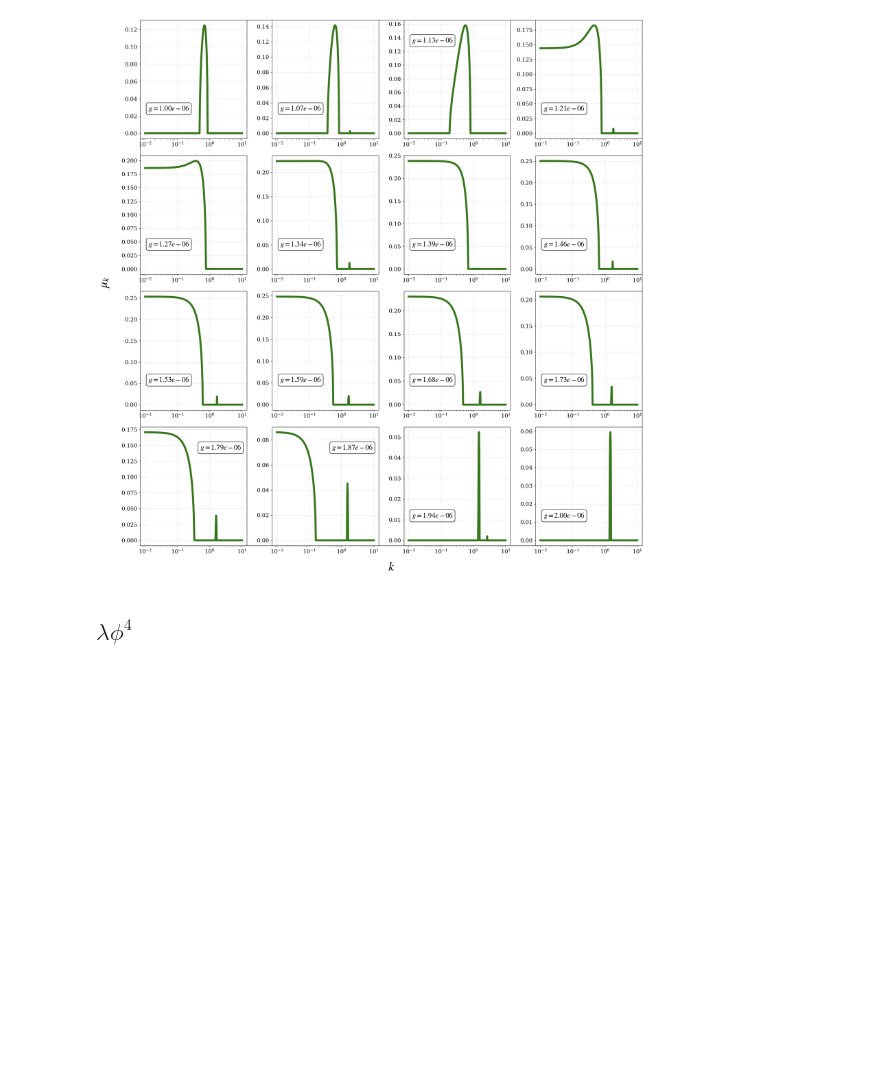
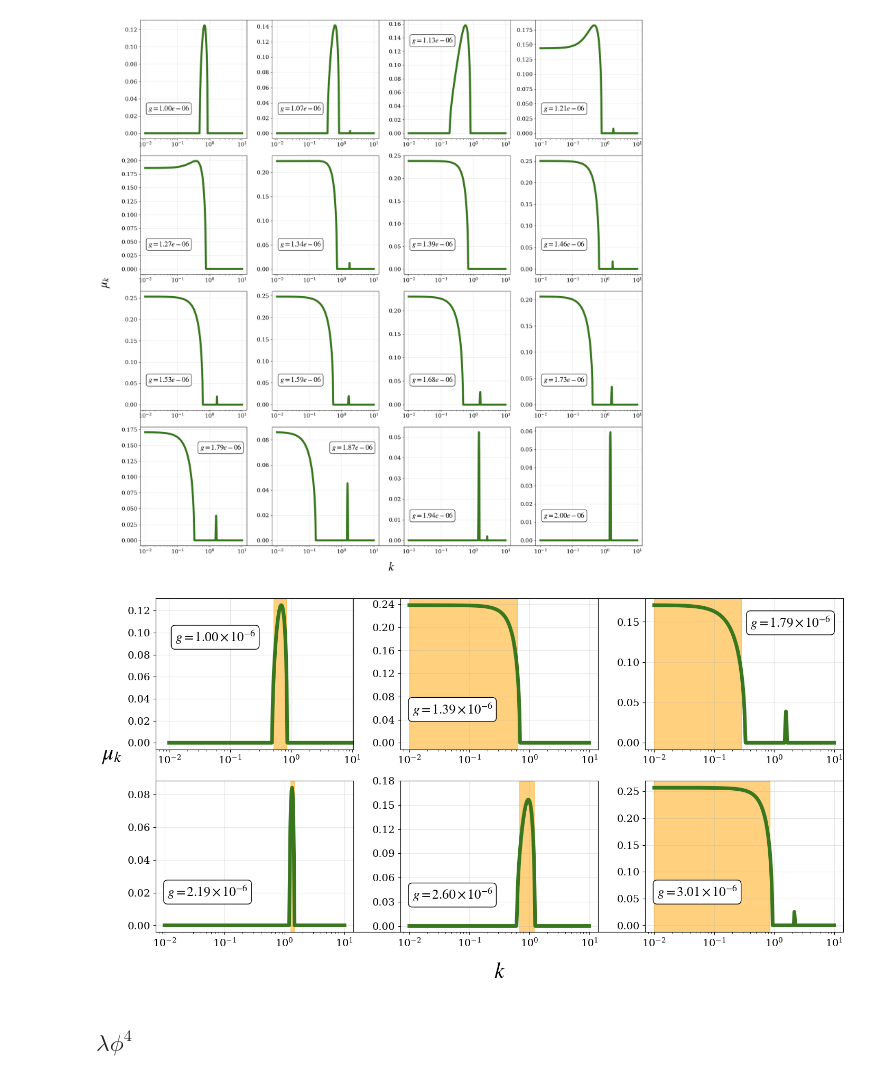
Before and after one commit to TomasCiccarella/Tesis, a Jupyter notebook: Floquet/Floquet.ipynb, the cells around one changed output. Drawn from its saved outputs; the diff is of its cells as text; code cells hidden in the pictures; blank space fills up the shorter version.

```diff
--- a/Floquet/Floquet.ipynb
+++ b/Floquet/Floquet.ipynb
@@ -266,6 +266,66 @@ plt.tight_layout()
 plt.savefig("muk_m2phi2.pdf", format = "pdf")
 # %% [output]
 [figure]
+# %%
+# Diagrama del coeficientente de Floquet en base a k para un g fijo
+filename = "mathieu_m2phi2.csv"
+
+
+data = np.loadtxt(filename, delimiter=",")
+gs = data[0, 1:]
+ks = data[1:, 0]
+mu = data[1:, 1:]
+
+
+G = np.linspace(1e-6, 3e-6, 6)
+i = 0
+
+
+plt.figure(figsize=(15, 8))
+plt.xlabel(r'$k$', fontsize=30, labelpad=40)
+plt.ylabel(r'$\mu_k$', fontsize=30, labelpad=60, rotation=0)
+plt.xticks([])
+plt.yticks([])
+
+
+for g in G:
+    i += 1
+    index = (np.abs(gs - g)).argmin()
+
+    max_mu = np.max(np.real(mu[:, index]))
+    k_max = ks[np.argmax(np.real(mu[:, index]))]
+    k_delta = ks[np.where(np.real(mu[:, index]) >= max_mu/2)[0]]
+
+    ax = plt.subplot(2, 3, i)
+    plt.plot(ks, np.real(mu[:, index]), label=f'$g={g}$', lw = 5, color = "#38771e")# "#88086c")
+    ymin, ymax = plt.gca().get_ylim()
+    # Formatear g para mostrar \times 10^6 en vez de e-06
+    g_fmt = f"{gs[index]*1e6:.2f}"
+    # Ajustar la posición del texto para el primer subplot
+    if i == 1:
+        # Colocar el texto más adentro y ajustar límites para evitar solapamiento con el eje
+        plt.xlim(left=ks[0]*0.6)
+        plt.text(x=ks[10], y=ymax*0.7, s=rf'$g = {g_fmt} \times 10^{{-6}}$', fontsize=18, bbox=dict(facecolor='white', edgecolor='black', boxstyle='round,pad=0.3'))
+    elif i == 2:
+        plt.yticks(np.arange(0,0.25,0.04))
+        plt.text(x=ks[5], y=ymax*0.2, s=rf'$g = {g_fmt} \times 10^{{-6}}$', fontsize=18, bbox=dict(facecolor='white', edgecolor='black', boxstyle='round,pad=0.3'))
+    elif i == 5:
+        plt.yticks(np.arange(0,0.20,0.03))
+        plt.text(x=ks[5], y=ymax*0.2, s=rf'$g = {g_fmt} \times 10^{{-6}}$', fontsize=18, bbox=dict(facecolor='white', edgecolor='black', boxstyle='round,pad=0.3'))
+    elif i == 3:
+        plt.text(x=ks[-140], y=ymax*0.8, s=rf'$g = {g_fmt} \times 10^{{-6}}$', fontsize=18, bbox=dict(facecolor='white', edgecolor='black', boxstyle='round,pad=0.3'))
+    else:
+        plt.text(x=ks[5], y=ymax*0.2, s=rf'$g = {g_fmt} \times 10^{{-6}}$', fontsize=18, bbox=dict(facecolor='white', edgecolor='black', boxstyle='round,pad=0.3'))
+    plt.xscale('log')
+    plt.grid(alpha = 0.3)
+    plt.axvspan(k_delta[-1], k_delta[0], color='orange', alpha=0.5)
+
+
+plt.tight_layout()
+#plt.show()
+plt.savefig("muk_m2phi2.pdf", format = "pdf")
+# %% [output]
+[figure, added]
 # %% [markdown]
 ## $\lambda \phi^4$
 # %% [markdown]
```
Also changed, not shown: parts of 1 cell of this notebook, 24 other files.
